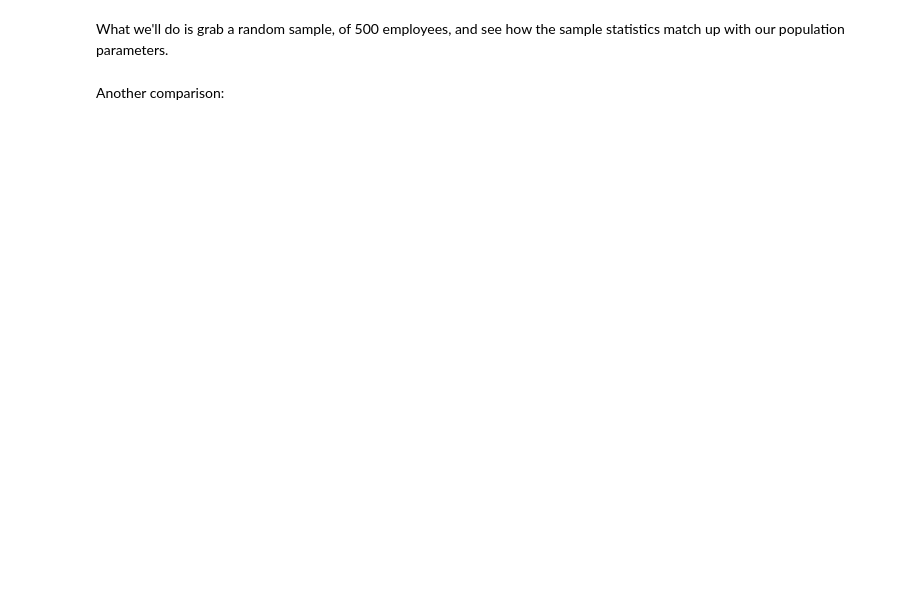
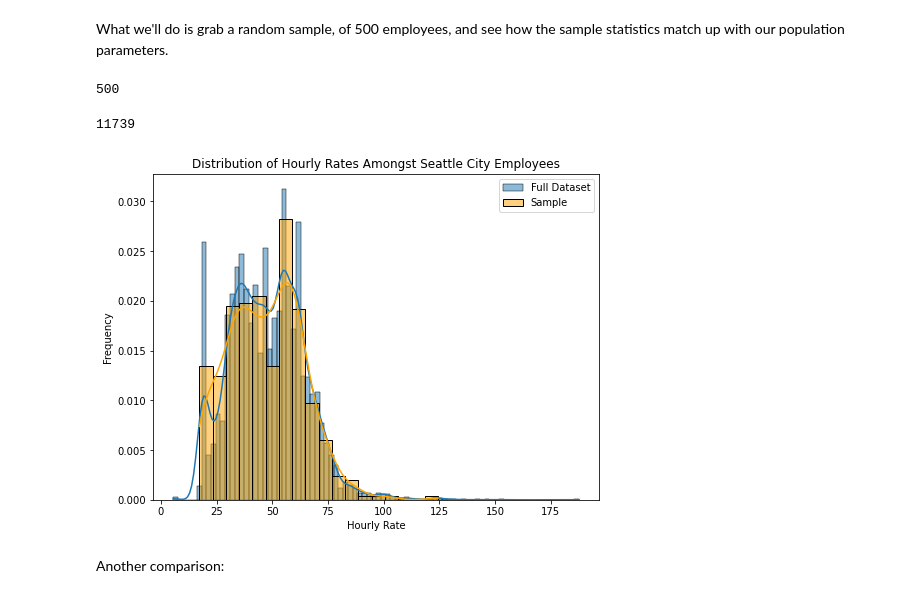
Before and after one commit to flatiron-school/ntl01-dtsc-live-103122, a Jupyter notebook: 2Phase/19-Distributions-Sampling.ipynb, the cells around one changed output. Drawn from its saved outputs; the diff is of its cells as text; code cells hidden in the pictures; blank space fills up the shorter version.

```diff
--- a/2Phase/19-Distributions-Sampling.ipynb
+++ b/2Phase/19-Distributions-Sampling.ipynb
@@ -102,3 +108,6 @@ Let's work through an example to understand this topic better. We grabbed wage a
 Details: https://data.seattle.gov/City-Business/City-of-Seattle-Wage-Data/2khk-5ukd
 # %%
 # Grab our data
+df = pd.read_csv('./data/City_of_Seattle_Wage_Data_031422.csv')
+
+df.head()
@@ -107,2 +126,4 @@ Details: https://data.seattle.gov/City-Business/City-of-Seattle-Wage-Data/2khk-5
 # %%
 # So let's rename the columns
+newcols = [col.strip().lower().replace(' ','') for col in df.columns]
+newcols
@@ -109,2 +132,4 @@ Details: https://data.seattle.gov/City-Business/City-of-Seattle-Wage-Data/2khk-5
 # %%
 # Check our work
+df.columns = newcols
+df.head()
@@ -120,22 +152,32 @@ random.seed(2021)
 # set our parameters
 sample_size = 500
 total_employees = len(df)
+# %%
+sample_size
+# %% [output]
+500
+# %%
+total_employees
+# %% [output]
+11739
 # %%
 # Sample 500 random employees
-sample = None
+sample = df.sample(sample_size)
 # %%
 #Make a visualization that shows the distribution of hourly rate
 
 plt.figure(figsize=(8,6))
 
-sns.histplot(df['HourlyRate'], label='Full Dataset', stat='density', kde=True)
-sns.histplot(sample['HourlyRate'], label='Sample', stat='density', kde=True, color='orange', alpha=.5)
+sns.histplot(df['hourlyrate'], label='Full Dataset', stat='density', kde=True)
+sns.histplot(sample['hourlyrate'], label='Sample', stat='density', kde=True, color='orange', alpha=.5)
 
 plt.xlabel("Hourly Rate")
 plt.ylabel("Frequency")
 plt.title("Distribution of Hourly Rates Amongst Seattle City Employees")
 plt.legend()
 plt.show()
+# %% [output]
+[figure, added]
 # %% [markdown]
 Another comparison:
 # %%
```
Also changed, not shown: parts of 50 cells of this notebook.
